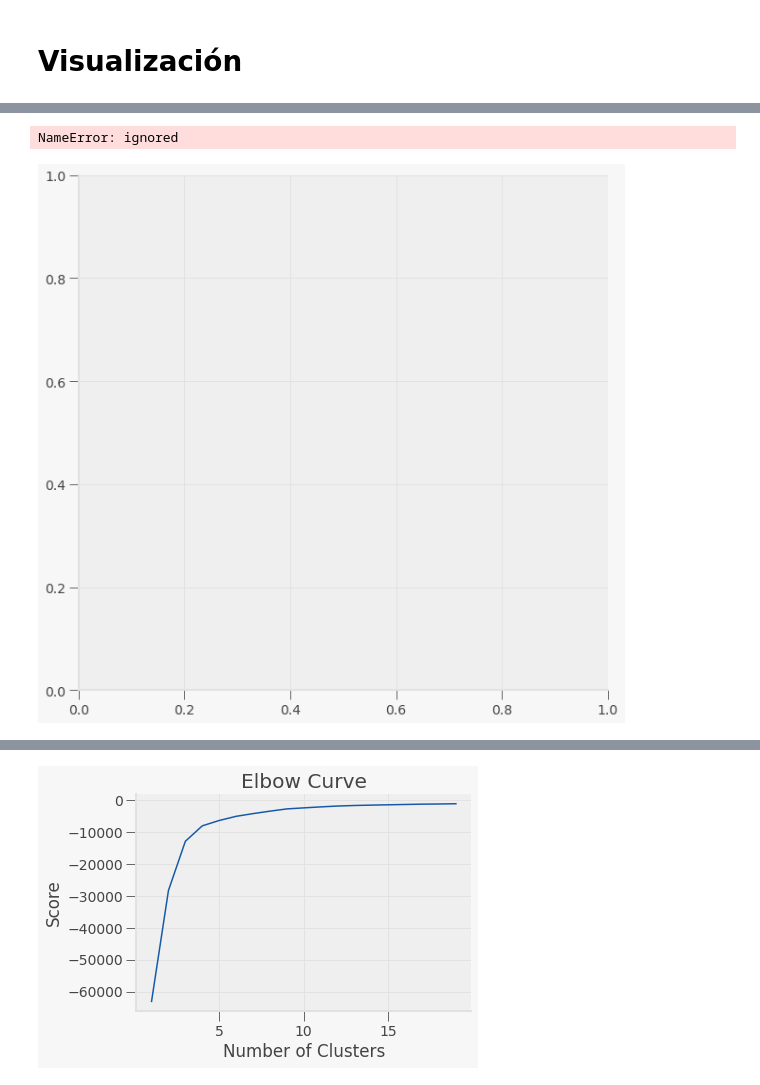
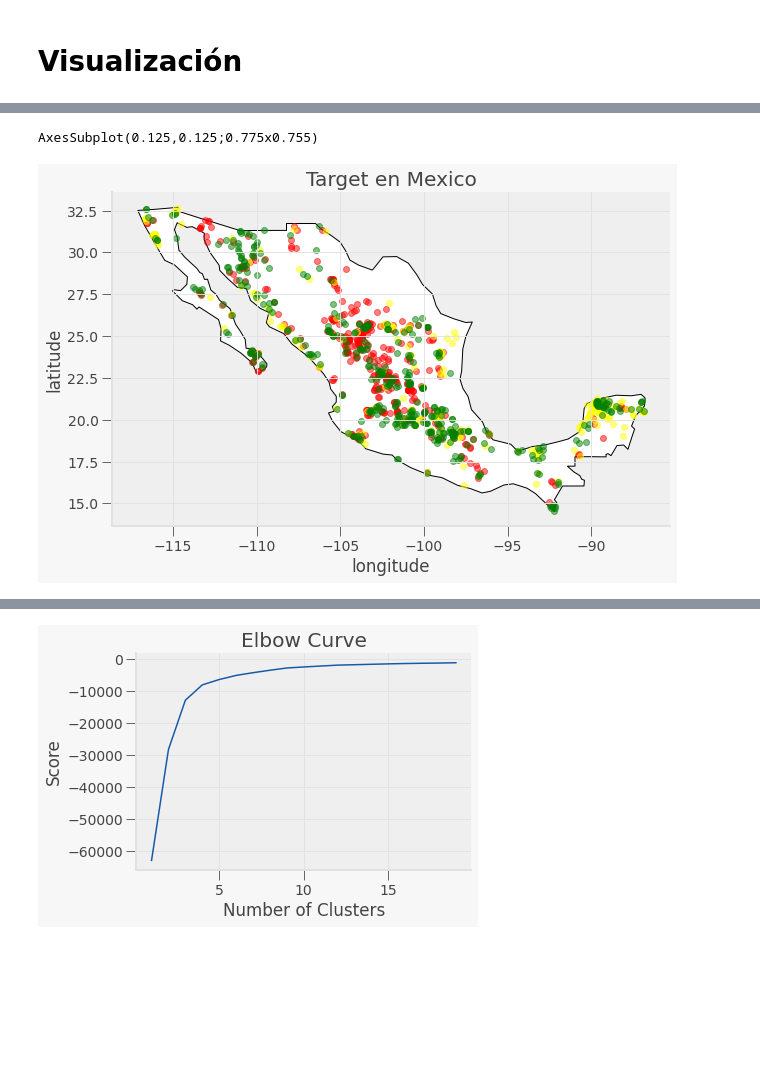
Before and after one commit to PosgradoMNA/actividades-de-aprendizaje-vallesda, a Jupyter notebook: A01191310_Reto_1.ipynb, the cells around one changed output, grey strips where cells are left out. Cells and saved outputs as stored; diff of their text form; code cells hidden in the pictures; blank space fills up the shorter version.

```diff
--- a/A01191310_Reto_1.ipynb
+++ b/A01191310_Reto_1.ipynb
@@ -210,3 +210,6 @@ for var in to_float:
 A value is trying to be set on a copy of a slice from a DataFrame
 
 See the caveats in the documentation: https://pandas.pydata.org/pandas-docs/stable/user_guide/indexing.html#returning-a-view-versus-a-copy
+# %%
+Y_SEMAFORO = df['SEMAFORO']
+print(Y_SEMAFORO)
@@ -384,2 +431,5 @@ plt.show()
 # %% [markdown]
 # Visualización
+# %%
+df["COLOR"] = Y_SEMAFORO
+df["COLOR"]
@@ -409,15 +472,31 @@ gdf.head()
+# %%
+world = gpd.read_file(gpd.datasets.get_path("naturalearth_lowres"))
+world = world.set_index("iso_a3")
+# %%
+gdf_red = gdf[gdf.COLOR == 'Rojo']
+gdf_yel = gdf[gdf.COLOR == 'Amarillo']
+gdf_gre = gdf[gdf.COLOR == 'Verde']
 # %%
 fig, gax = plt.subplots(figsize=(10,10))
 
-# By only plotting rows in which the continent is 'South America' we only plot SA.
-world.query("name == 'Mexico'").plot(ax=gax, edgecolor='black',color='white')
+print(gax)
 
-# By the way, if you haven't read the book 'longitude' by Dava Sobel, you should...
+world.query("name == 'Mexico'").plot(ax = gax, edgecolor='black', color='white')
+
+gdf_red.plot(ax=gax, color='red', alpha = 0.5)
+
+gdf_yel.plot(ax=gax, color='yellow', alpha = 0.5)
+
+gdf_gre.plot(ax=gax, color='green', alpha = 0.5)
+
 gax.set_xlabel('longitude')
 gax.set_ylabel('latitude')
+gax.set_title('Target en Mexico')
 
 gax.spines['top'].set_visible(False)
 gax.spines['right'].set_visible(False)
+
+plt.show()
 # %% [output]
-NameError: ignored
+AxesSubplot(0.125,0.125;0.775x0.755)
-[figure, old version]
+[figure, new version]
```
Also changed, not shown: parts of 24 cells of this notebook.
